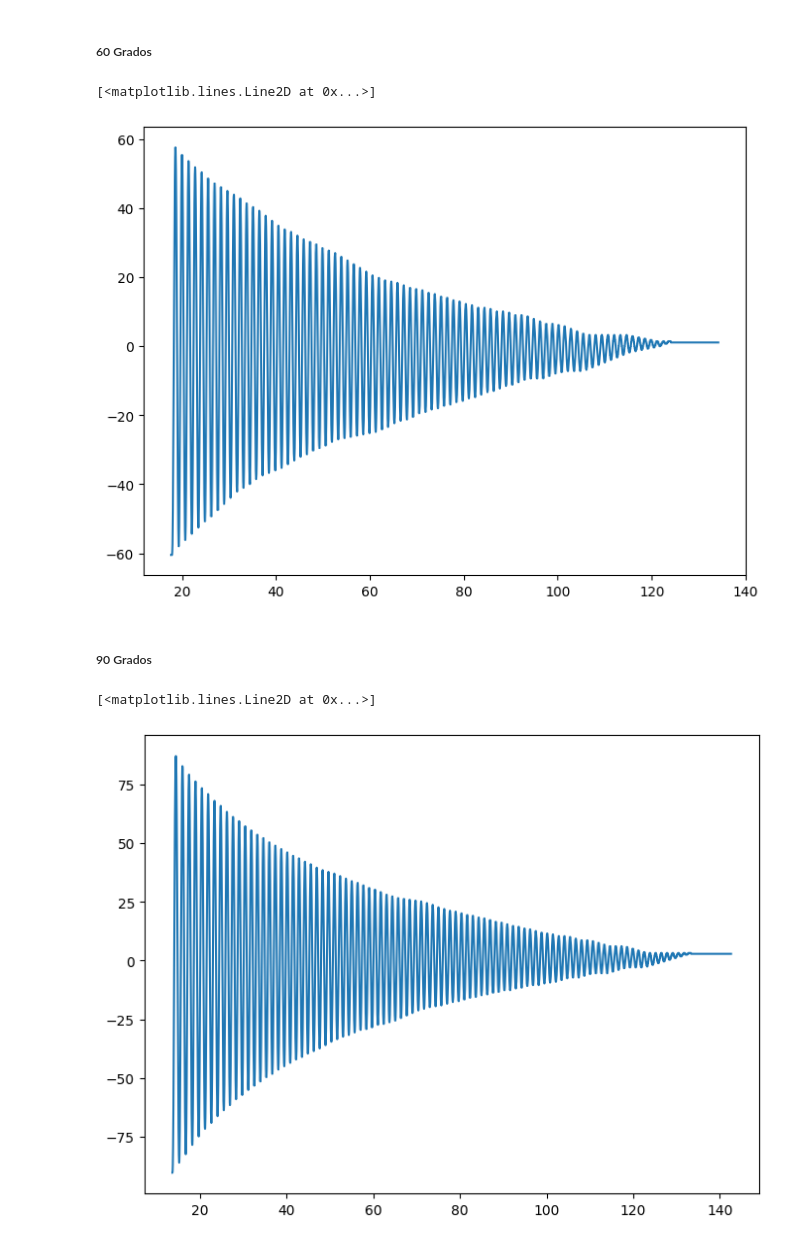
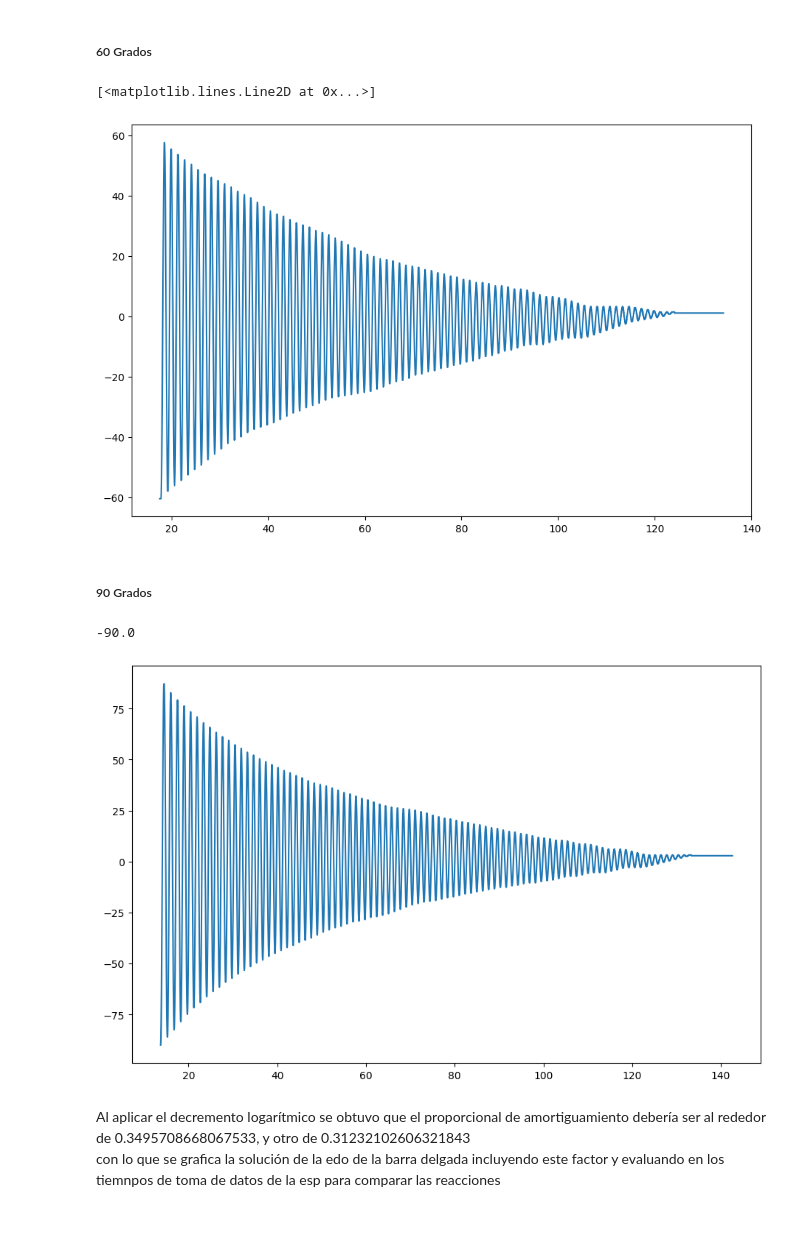
Before and after one commit to isebal14/Sistemas-de-control, a Jupyter notebook: Lab 1/cálculos.ipynb, the cells around one changed output. Saved outputs shown, nothing was run; the diff lists cells and outputs as text; code cells hidden in the pictures.

```diff
--- a/Lab 1/cálculos.ipynb
+++ b/Lab 1/cálculos.ipynb
@@ -104,7 +107,7 @@ for i in lineas90[1:]:
 Se configura la librería:
 # %%
 import matplotlib.pyplot as plt
-plt.rcParams['figure.figsize'] = [8,6]
+plt.rcParams['figure.figsize'] = [11,7]
 # %% [markdown]
 ##### 21 Grados
 # %%
@@ -141,11 +144,15 @@ plt.plot(tiempo21[880:], theta21[880:])
 plt.plot(tiempo60[880:], theta60[880:])
 # %% [output]
 [<matplotlib.lines.Line2D at 0x...>]
-[figure, old version]
+[figure, new version]
 # %% [markdown]
 ##### 90 Grados
 # %%
-plt.plot(tiempo90[500:], theta90[500:])
+plt.plot(tiempo90[502:], theta90[502:])
+print(theta90[502])
 # %% [output]
-[<matplotlib.lines.Line2D at 0x...>]
+-90.0
-[figure, old version]
+[figure, new version]
+# %% [markdown]
+Al aplicar el decremento logarítmico se obtuvo que el proporcional de amortiguamiento debería ser al rededor de 0.3495708668067533, y otro de 0.31232102606321843
+con lo que se grafica la solución de la edo de la barra delgada incluyendo este factor y evaluando en los tiemnpos de toma de datos de la esp para comparar las reacciones
```
Also changed, not shown: parts of 7 cells of this notebook, 1 other file.
